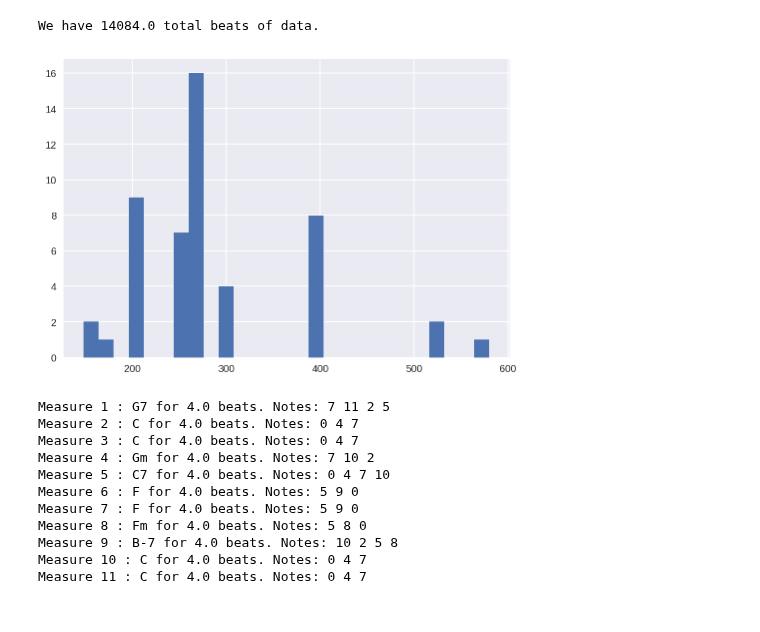
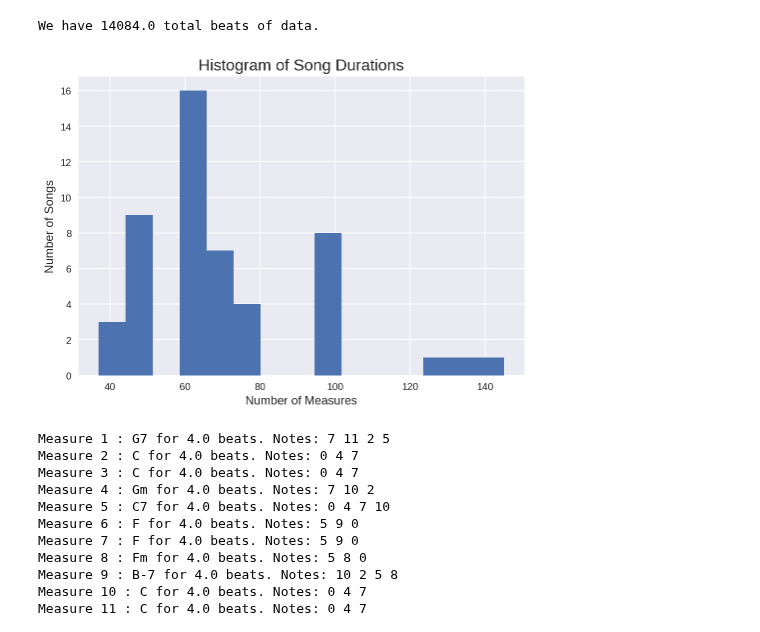
Before and after one commit to Benendead/DandyHacks2018_LSTMjazz, a Jupyter notebook: LSTMjazz.ipynb, the cells around one changed output. Saved outputs shown, nothing was run; the diff lists cells and outputs as text; code cells hidden in the pictures.

```diff
--- a/LSTMjazz.ipynb
+++ b/LSTMjazz.ipynb
@@ -189,18 +189,21 @@ We have 14084.0 total beats of data.
 # %%
 # Some insight into the durations of the songs we have.
 
 import matplotlib.pyplot as plt
 import numpy as np
 
-n_bins = 27
-x = np.array(durations)
+n_bins = 15
+x = np.array(durations) / 4
 
 fig, ax = plt.subplots()
 
-# We can set the number of bins with the `bins` kwarg
-hist = ax.hist(x, bins = n_bins)
+plt.title("Histogram of Song Durations", fontsize = 16)
+plt.xlabel("Number of Measures", fontsize = 12)
+plt.ylabel("Number of Songs", fontsize = 12)
+
+hist = ax.hist(x, bins = n_bins) # We can set the number of bins for the histogram with the "bins" kwarg
 # %% [output]
-[figure, old version]
+[figure, new version]
 # %%
 def printChords(stream):
   part = stream.parts[0]
```
Also changed, not shown: parts of 25 cells of this notebook.
